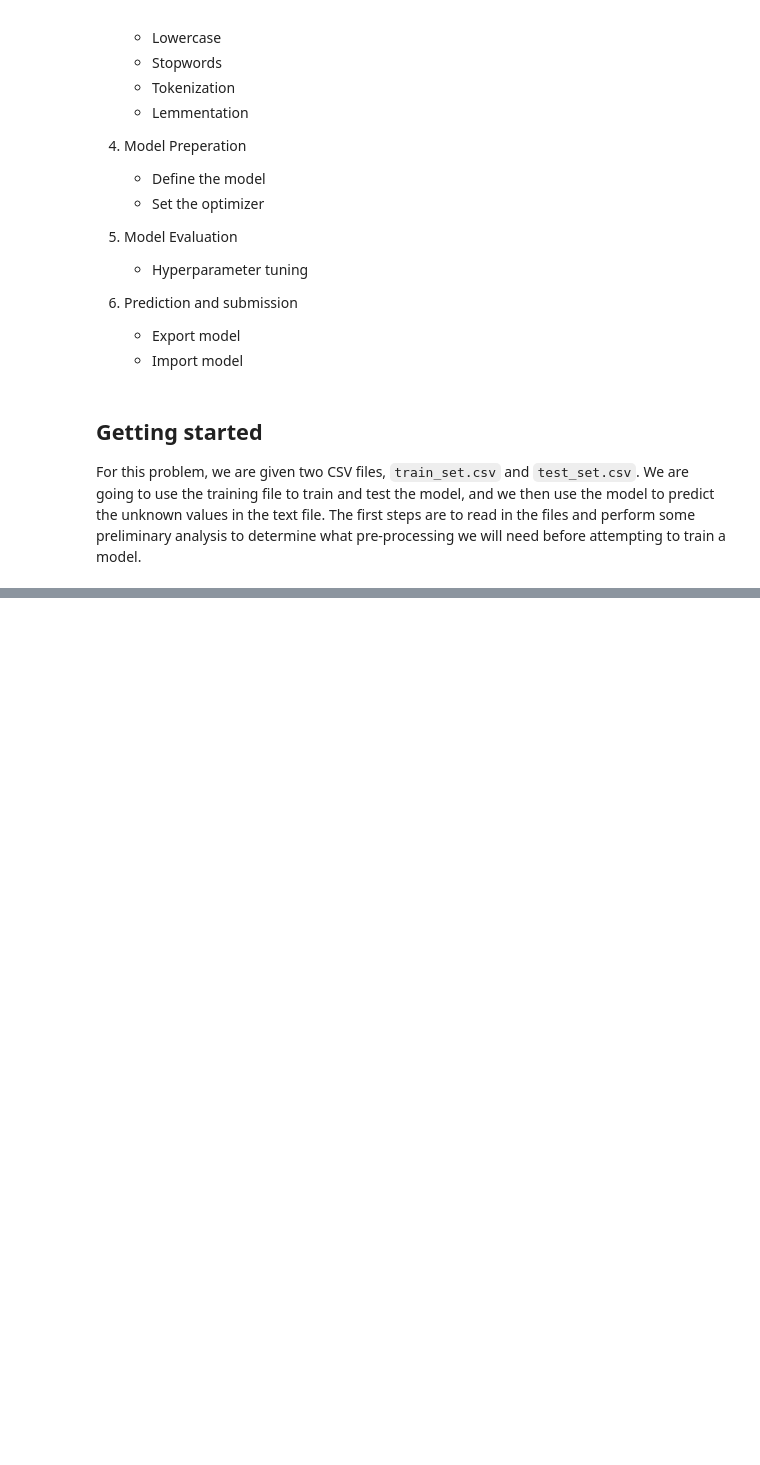
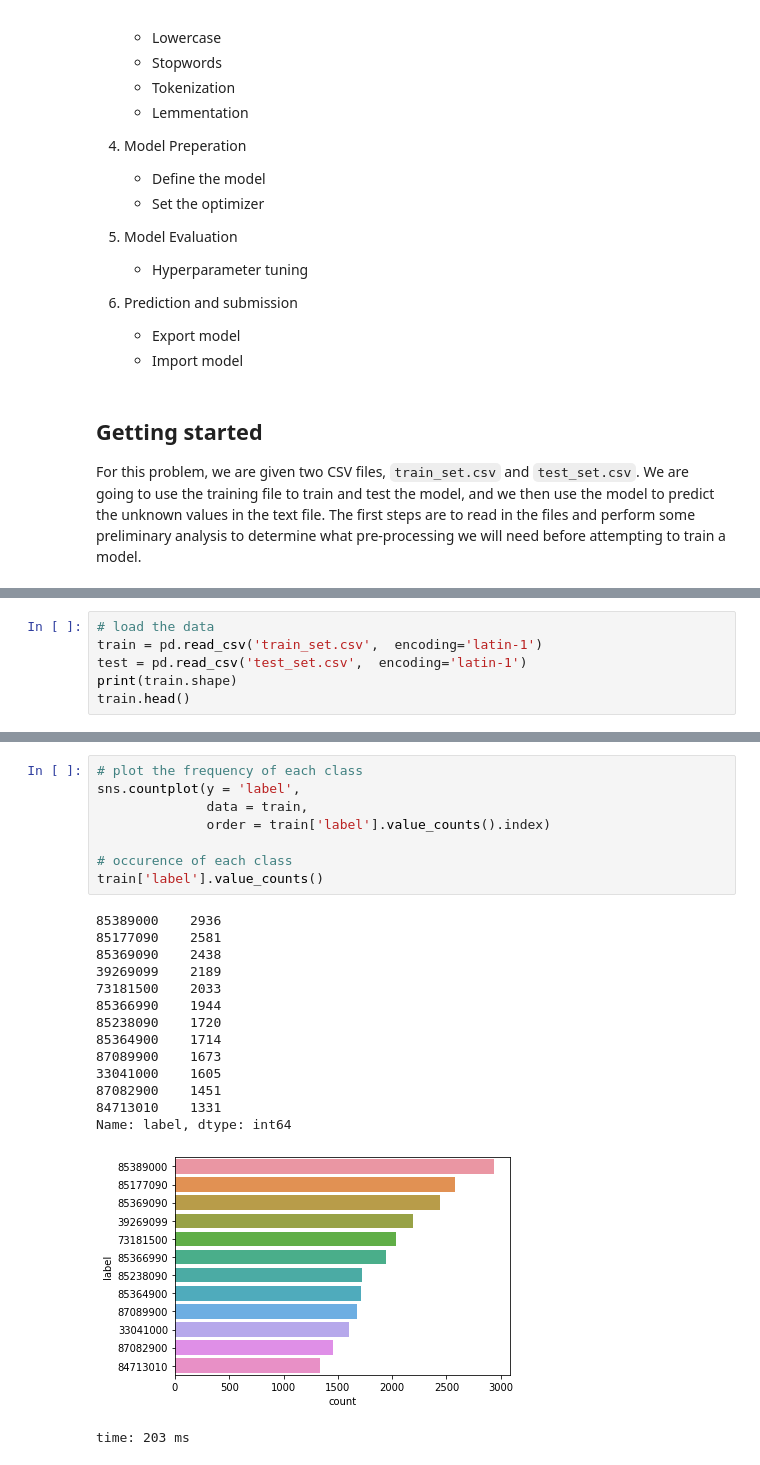
Before and after one commit to ashish-gh/multiclass_classfication_with_imbalanced_dataset, a Jupyter notebook: multiclass_classification_with_imbalanced_dataset.ipynb, the cells around one changed output, grey strips where cells are left out. Saved outputs shown, nothing was run; the diff lists cells and outputs as text; blank space fills up the shorter version.

Commit message:
Perform exploratory data analysis

```diff
--- a/multiclass_classification_with_imbalanced_dataset.ipynb
+++ b/multiclass_classification_with_imbalanced_dataset.ipynb
@@ -36,0 +169,6 @@ For this problem, we are given two CSV files, `train_set.csv` and `test_set.csv`
+# %%
+# load the data
+train = pd.read_csv('train_set.csv',  encoding='latin-1')
+test = pd.read_csv('test_set.csv',  encoding='latin-1')
+print(train.shape)
+train.head()
@@ -36,0 +225,24 @@ For this problem, we are given two CSV files, `train_set.csv` and `test_set.csv`
+# %%
+# plot the frequency of each class
+sns.countplot(y = 'label',
+              data = train,
+              order = train['label'].value_counts().index)
+
+# occurence of each class
+train['label'].value_counts()
+# %% [output]
+85389000    2936
+85177090    2581
+85369090    2438
+39269099    2189
+73181500    2033
+85366990    1944
+85238090    1720
+85364900    1714
+87089900    1673
+33041000    1605
+87082900    1451
+84713010    1331
+Name: label, dtype: int64
+[figure, added]
+time: 203 ms
```
Also changed, not shown: parts of 15 cells of this notebook.
